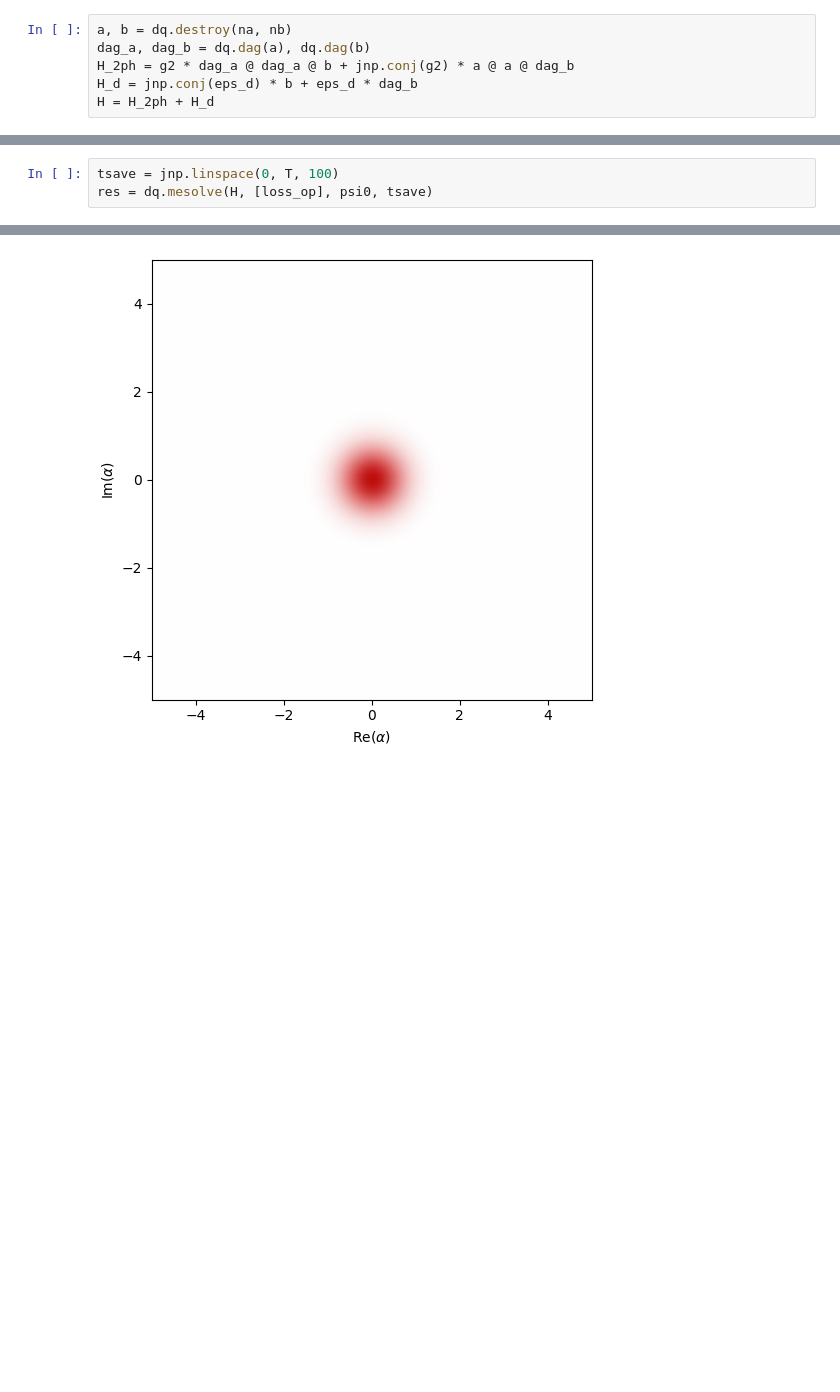
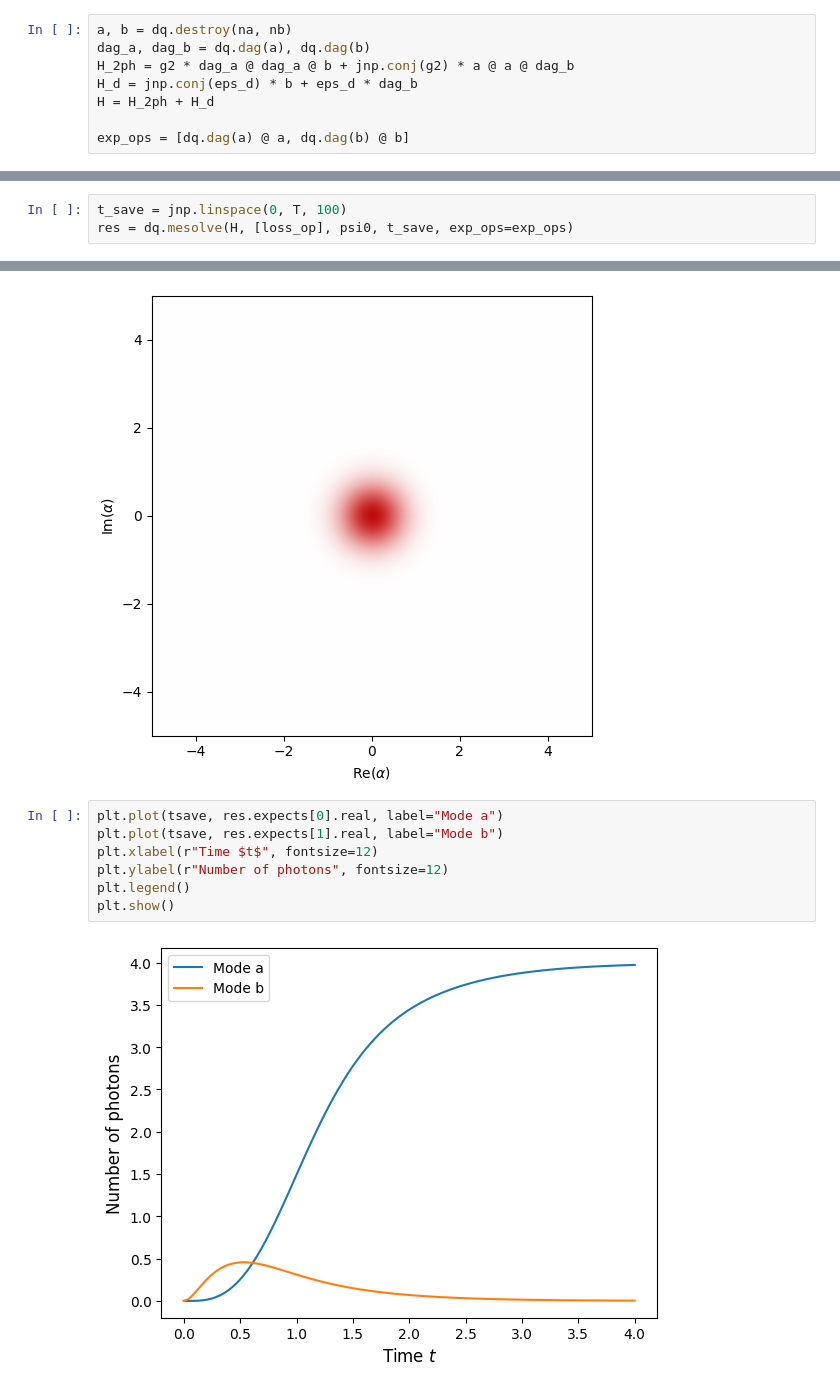
Before and after one commit to dolphingarlic/2025-Alice-and-Bob, a Jupyter notebook: part1_scratchpad.ipynb, the cells around one changed output, grey strips where cells are left out. Cells and saved outputs as stored; diff of their text form; blank space fills up the shorter version.

```diff
--- a/part1_scratchpad.ipynb
+++ b/part1_scratchpad.ipynb
@@ -32,16 +32,27 @@ dag_a, dag_b = dq.dag(a), dq.dag(b)
 H_2ph = g2 * dag_a @ dag_a @ b + jnp.conj(g2) * a @ a @ dag_b
 H_d = jnp.conj(eps_d) * b + eps_d * dag_b
 H = H_2ph + H_d
+
+exp_ops = [dq.dag(a) @ a, dq.dag(b) @ b]
 # %%
 loss_op = jnp.sqrt(kappa_b) * b
 # %% [markdown]
 Plot it
 # %%
-tsave = jnp.linspace(0, T, 100)
-res = dq.mesolve(H, [loss_op], psi0, tsave)
+t_save = jnp.linspace(0, T, 100)
+res = dq.mesolve(H, [loss_op], psi0, t_save, exp_ops=exp_ops)
 # %%
 rho_a = dq.ptrace(res.states, 0)
 # Then plot Wigner gif of rho_a
 dq.plot.wigner_gif(rho_a)
 # %% [output]
 [figure]
+# %%
+plt.plot(tsave, res.expects[0].real, label="Mode a")
+plt.plot(tsave, res.expects[1].real, label="Mode b")
+plt.xlabel(r"Time $t$", fontsize=12)
+plt.ylabel(r"Number of photons", fontsize=12)
+plt.legend()
+plt.show()
+# %% [output]
+[figure, added]
```
